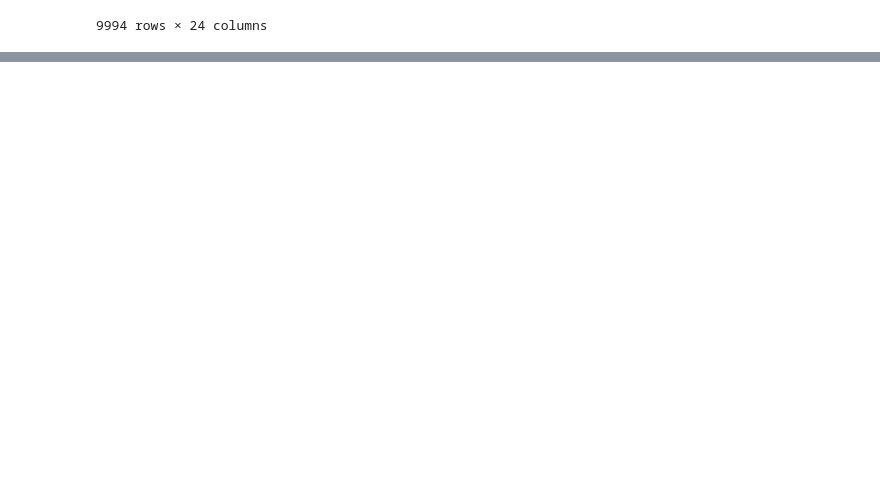
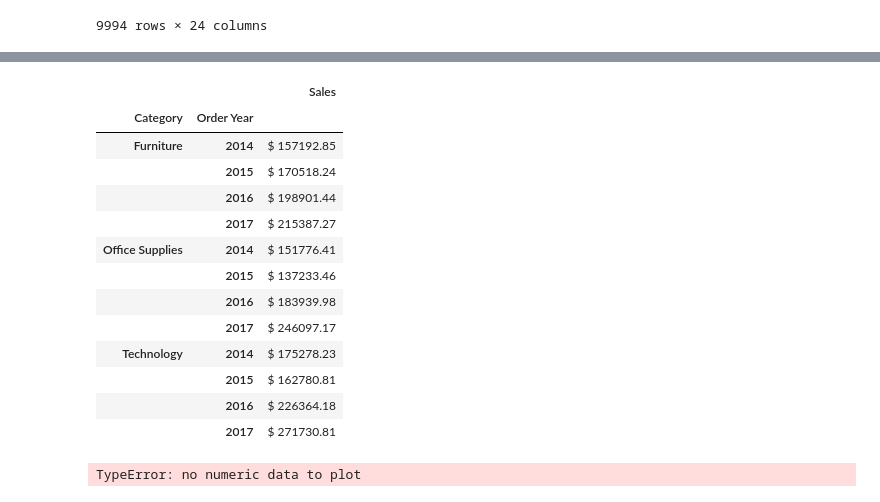
Before and after one commit to jmpealy/project-4-ML-integration, a Jupyter notebook: main.ipynb, the cells around one changed output, grey strips where cells are left out. Saved outputs shown, nothing was run; the diff lists cells and outputs as text; code cells hidden in the pictures; blank space fills up the shorter version.

Commit message:
summary charts

```diff
--- a/main.ipynb
+++ b/main.ipynb
@@ -47,0 +72,5 @@ df
+# %%
+df['Order Date'] = pd.to_datetime(df['Order Date'])
+df['Ship Date'] = pd.to_datetime(df['Ship Date'])
+
+df['Order Year'] = df['Order Date'].dt.year
@@ -47,0 +138,46 @@ df
+# %%
+# Bar chart that shows sales by category
+category_sales_year = df.groupby(['Category', 'Order Year'])['Sales'].sum()
+formatted_category_sales_year = category_sales_year.map('$ {:.2f}'.format)
+
+category_sales_year_df = pd.DataFrame(formatted_category_sales_year)
+category_sales_year_df
+# %% [output]
+|  |  | Sales |
+| Category | Order Year |  |
+| Furniture | 2014 | $ 157192.85 |
+|  | 2015 | $ 170518.24 |
+|  | 2016 | $ 198901.44 |
+|  | 2017 | $ 215387.27 |
+| Office Supplies | 2014 | $ 151776.41 |
+|  | 2015 | $ 137233.46 |
+|  | 2016 | $ 183939.98 |
+|  | 2017 | $ 246097.17 |
+| Technology | 2014 | $ 175278.23 |
+|  | 2015 | $ 162780.81 |
+|  | 2016 | $ 226364.18 |
+|  | 2017 | $ 271730.81 |
+# %%
+def currency_formatter(x, pos):
+    return f"${x/1000:,.0f}K"
+
+
+y_format = FuncFormatter(currency_formatter)
+
+ax = category_sales_year_df.unstack('Category')['Sales'].plot(marker='o')
+
+# Apply the y-axis label formatting
+ax.yaxis.set_major_formatter(y_format)
+
+# Add labels and a title
+plt.xlabel('Year')
+plt.ylabel('Sales')
+plt.title('Sales by Category Over the Years')
+
+# Show the legend
+plt.legend(title='Category', loc='upper right')
+
+# Show the chart
+plt.show()
+# %% [output]
+TypeError: no numeric data to plot
```
Also changed, not shown: parts of 6 cells of this notebook.
